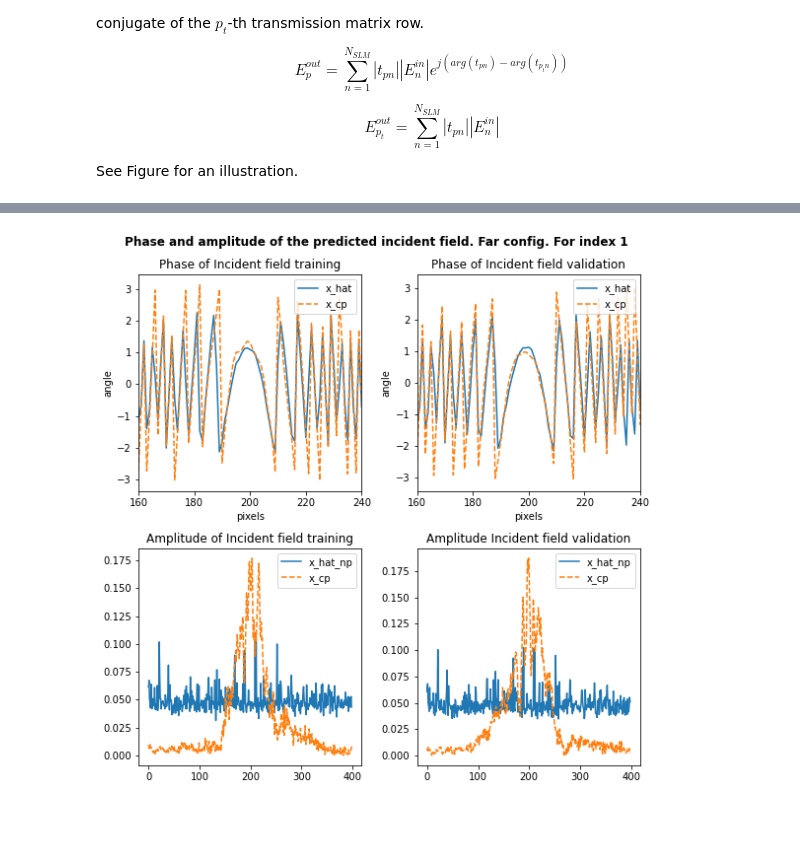
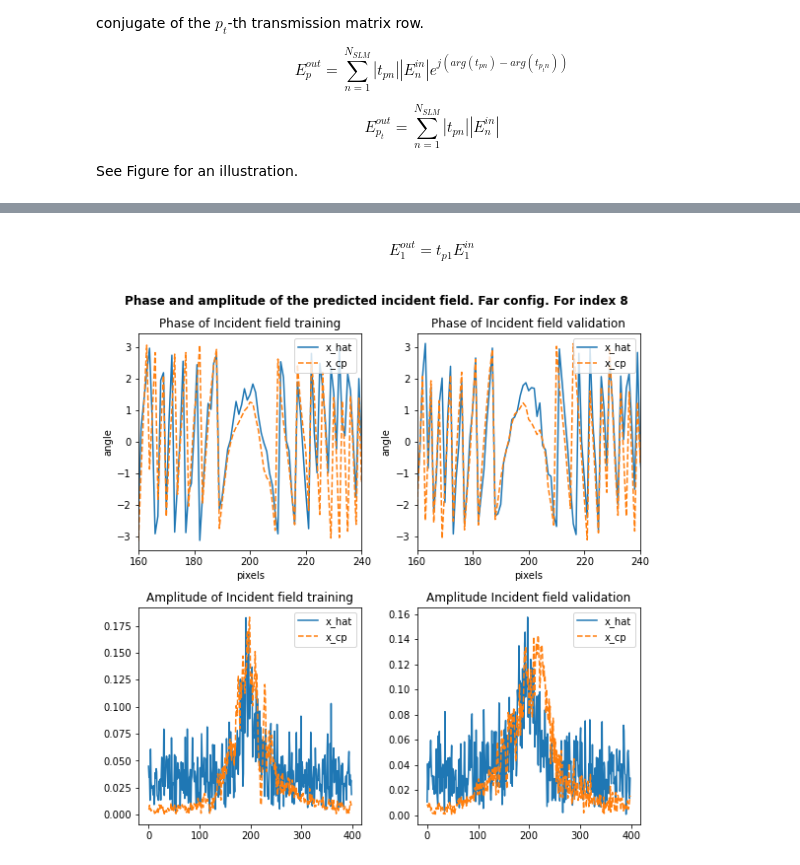
Before and after one commit to octaveguinebretiere/deepl_RT, a Jupyter notebook: net_focalize.ipynb, the cells around one changed output, grey strips where cells are left out. Cells and saved outputs as stored; diff of their text form; code cells hidden in the pictures; blank space fills up the shorter version.

```diff
--- a/net_focalize.ipynb
+++ b/net_focalize.ipynb
@@ -98,7 +98,8 @@ PARAMS = {
     'learning_rate': 1e-3,
     'max_epochs':120,
     'mat_size':R_space_av.shape[-1],
-    'phase_reg':100
+    'amp_reg':1e-3,
+    'std_reg':0,
 }
 print(PARAMS['mat_size'])
 # %% [output]
@@ -395,9 +405,9 @@ https://ui.neptune.ai/octaveg5/testRT/e/TES-300
 FINISHED TRAINING
 # %%
 model = Lit_net_1(mat_size = PARAMS['mat_size'])
-
-checkpoint = torch.load('../check_p/conjugate-focalize-archi-epoch=15-val_loss=1.6.ckpt')
-
+# load the checkpoint of the best model
+checkpoint = torch.load(checkpoint_callback.best_model_path)
+# checkpoint = torch.load('/automount/nfs/curie/bme/oguinebr/DL_RT/check_p/conjugate-focalize-archi-epoch=33-val_loss=0.1.ckpt' )
 model.load_state_dict(checkpoint['state_dict'])
 # %% [output]
 <All keys matched successfully>
@@ -404,10 +418,10 @@ model.load_state_dict(checkpoint['state_dict'])
 # %%
-ind = 1
+ind = 8
 R_space_val, T_space_val = rt_val.__getitem__(ind)
 R_space_train, T_space_train = rt_train.__getitem__(ind)
+
+x_hat_v = model(R_space_val[:, None, ...]).squeeze().cpu().detach().numpy()
+x_hat_t = model(R_space_train[:, None, ...]).squeeze().cpu().detach().numpy()
-# %%
-x_hat_v = model(R_space_val[:, None, ...]).squeeze()
-x_hat_t = model(R_space_train[:, None, ...]).squeeze()
 # %% [markdown]
 ## Model performance
 
@@ -428,20 +445,17 @@ See Figure for an illustration.
 <figure class="image">
 <img src='https://www.dropbox.com/s/4tq0okfm5gizhnf/dessin3.png?dl=0&raw=1' width=500>
 </figure>
+# %% [markdown]
+$$E^{out}_1 = t_{p1}E^{in}_1$$
 # %%
-T_av_v_np = T_space_val.numpy().squeeze()
-T_av_t_np = T_space_train.numpy().squeeze()
+T_v = T_space_val.numpy().squeeze()
+T_t = T_space_train.numpy().squeeze()
 
-T_dag_v_np = T_space_val.transpose(2,1).conj().numpy().squeeze()
-T_dag_t_np = T_space_train.transpose(2,1).conj().numpy().squeeze()
+T_dag_v = T_space_val.transpose(2,1).conj().numpy().squeeze()
+T_dag_t = T_space_train.transpose(2,1).conj().numpy().squeeze()
 
-x_cp_v = T_dag_v_np[... , T_dag_v_np.shape[-1]//2]
-x_cp_t = T_dag_t_np[... , T_dag_t_np.shape[-1]//2]
-
-x_hat_v_np = x_hat_v.cpu().detach().numpy()
-x_hat_t_np = x_hat_t.cpu().detach().numpy()
-
-x_cp_v_abs = np.abs(x_cp_v)
+x_cp_v = T_dag_v[... , T_dag_v.shape[-1]//2]
+x_cp_t = T_dag_t[... , T_dag_t.shape[-1]//2]
 
 abs_lim = (160,240)
 
@@ -450,45 +464,47 @@ plt.figure(figsize=(8,8))
 plt.subplot(221)
 # plt.plot(np.angle(x_hat_t_np)-np.angle(x_cp_t),
 #           label = 'x_hat-x_cp')
-plt.plot(np.angle(x_hat_t_np),
+plt.plot(np.angle(x_hat_t),
           label = 'x_hat')
 plt.plot(np.angle(x_cp_t), '--',
           label = 'x_cp')
 plt.legend(loc=1)
 plt.ylabel('angle')
 plt.xlabel('pixels')
 plt.xlim(abs_lim)
 plt.title(f"Phase of Incident field training")
 plt.subplot(222)
-# plt.plot(np.angle(x_hat_v_np)-np.angle(x_cp_v),
+# plt.plot(np.angle(x_hat_v)-np.angle(x_cp_v),
 #           label = 'x_hat-x_cp')
-plt.plot(np.angle(x_hat_v_np),
+plt.plot(np.angle(x_hat_v),
           label = 'x_hat')
 plt.plot(np.angle(x_cp_v), '--',
           label = 'x_cp')
 plt.legend(loc=1)
 plt.title(f"Phase of Incident field validation")
 plt.ylabel('angle')
 plt.xlabel('pixels')
 plt.xlim(abs_lim)
 plt.subplot(223)
 plt.title(f"Amplitude of Incident field training")
-plt.plot(np.abs(x_hat_t_np)/np.linalg.norm(x_hat_t_np),
-          label = 'x_hat_np')
+plt.plot(np.abs(x_hat_t)/np.linalg.norm(x_hat_t),
+          label = 'x_hat')
 plt.plot(np.abs(x_cp_t)/np.linalg.norm(x_cp_t), '--',
           label = 'x_cp')
 plt.legend()
+# plt.xlim(abs_lim)
 plt.subplot(224)
 plt.title(f"Amplitude Incident field validation")
-plt.plot(np.abs(x_hat_v_np)/np.linalg.norm(x_hat_v_np),
-         label = 'x_hat_np')
+plt.plot(np.abs(x_hat_v)/np.linalg.norm(x_hat_v),
+         label = 'x_hat')
 plt.plot(np.abs(x_cp_v)/np.linalg.norm(x_cp_v), '--',
          label = 'x_cp')
 plt.legend()
+# plt.xlim(abs_lim)
 plt.suptitle(f"Phase and amplitude of the predicted incident field. Far config. For index {ind}", fontweight='bold')
 plt.tight_layout()
 plt.show()
 # %% [output]
-[figure, old version]
+[figure, new version]
 # %%
 from matplotlib.font_manager import FontProperties
```
Also changed, not shown: parts of 22 cells of this notebook.
